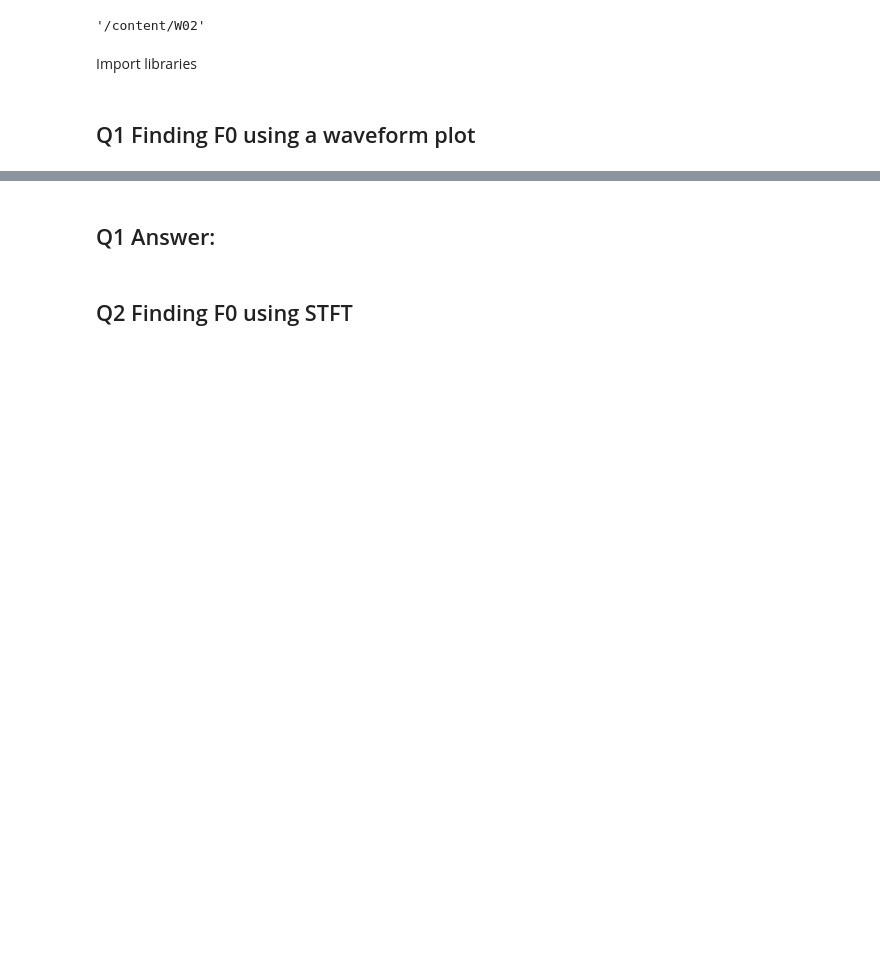
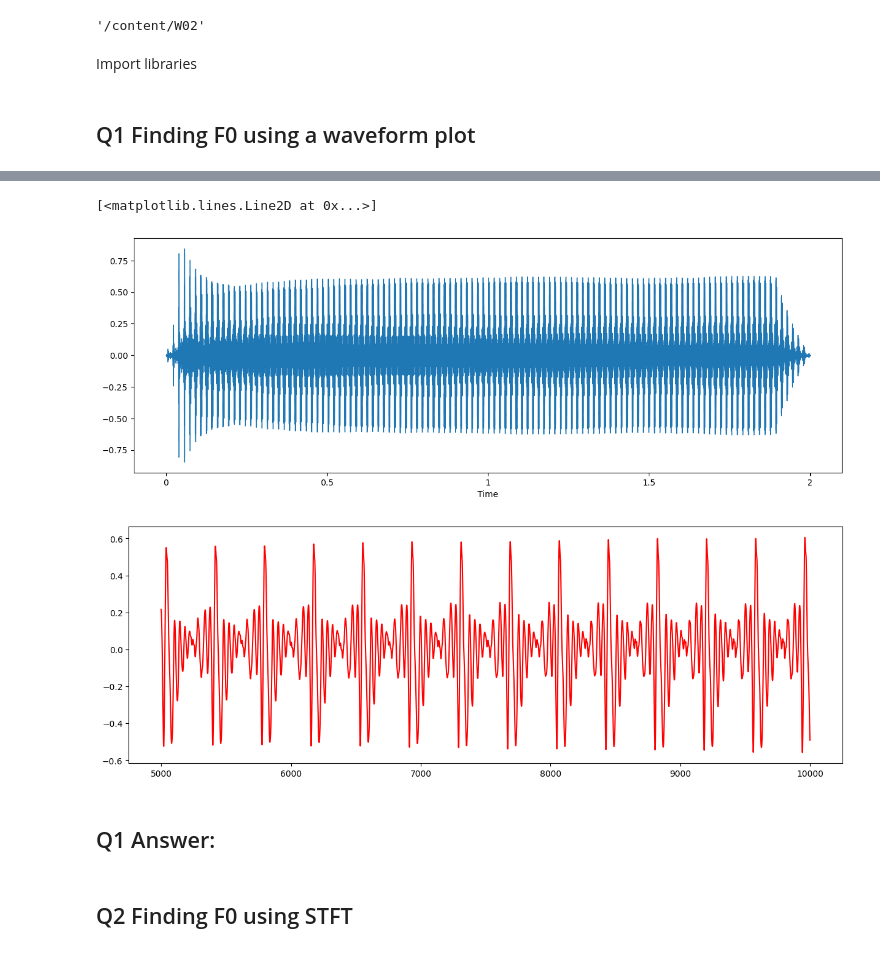
Before and after one commit to music-data-mining/W02, a Jupyter notebook: Week_02_Audio_Content_Analysis_Assignment.ipynb, the cells around one changed output, grey strips where cells are left out. Drawn from its saved outputs; the diff is of its cells as text; code cells hidden in the pictures; blank space fills up the shorter version.

```diff
--- a/Week_02_Audio_Content_Analysis_Assignment.ipynb
+++ b/Week_02_Audio_Content_Analysis_Assignment.ipynb
@@ -54,25 +55,40 @@ ipd.Audio(y, rate=sr)
 [interactive output not drawn]
 # %%
 # plot a waveform
-
+plt.figure(num=None, figsize=(15, 5))
+librosa.display.waveshow(y, sr=sr)
 
 # Assign a slice of y (y[5000:10000]) to y_slice
-
+y_slice = y[5000:10000]
 
 # plot y_slice
-
+plt.figure(num=None, figsize=(15, 5))
+plt.plot(np.arange(5000,10000), y_slice,'r')
 
 # find peaks inside the excerpt of the audio using scipy.signal.find_peaks
 # after looking at the amplitude of peaks, set the height parameter
 # in this example, the height of peaks is larger than 0.5
 
+# Write code to find peaks here.
 
 # open a new figure and plot the peaks over the original waveform of y_slice
-
+# uncomment the three lines below
+# plt.figure(num=None, figsize=(15, 5))
+# plt.plot(np.arange(0,5000),y_slice)
+# plt.plot(peaks, y_slice[peaks], "x")
 
 # find difference between peaks using numpy.diff, which is the same as the period
 # The frequency is the reciprocal of the period
 # F0 = sr/np.average(np.diff(peaks))
+
+# Replace 'REPLACE' properly
+# print('Periods: ', REPLACE)
+# print('Period: ', REPLEACE)
+# print('F0: ', REPLACE)
+# %% [output]
+[<matplotlib.lines.Line2D at 0x...>]
+[figure, added]
+[figure, added]
 # %% [markdown]
 ## Q1 Answer:
 # %% [markdown]
```
Also changed, not shown: parts of 3 cells of this notebook.
